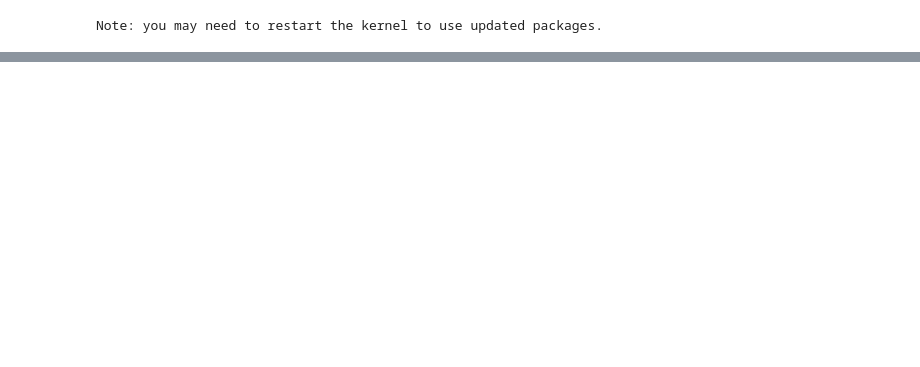
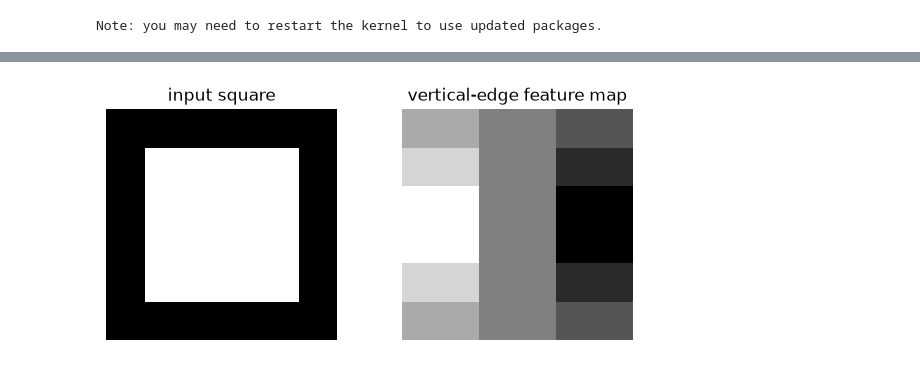
Before and after one commit to devomh/cdat4011-2026, a Jupyter notebook: u05_deep_learning/l18_lab_cnn.ipynb, the cells around one changed output, grey strips where cells are left out. Drawn from its saved outputs; the diff is of its cells as text; code cells hidden in the pictures; blank space fills up the shorter version.

```diff
--- a/u05_deep_learning/l18_lab_cnn.ipynb
+++ b/u05_deep_learning/l18_lab_cnn.ipynb
@@ -303,0 +312,9 @@ cell in isolation gives a slightly different number (the takeaway is the compari
+# %%
+square = torch.zeros(1, 1, 6, 6)
+square[0, 0, 1:5, 1:5] = 1.0           # a white square on black
+v_kernel = torch.tensor([[[[-1., 0, 1],
+                           [-1, 0, 1],
+                           [-1, 0, 1]]]])  # vertical-edge detector
+fmap = F.conv2d(square, v_kernel, padding=1)
+print("feature map shape:", tuple(fmap.shape))
+print("vertical-edge map:\n", fmap[0, 0].numpy())
@@ -303,0 +347,13 @@ cell in isolation gives a slightly different number (the takeaway is the compari
+# %%
+plt.figure(figsize=(7, 3))
+plt.subplot(1, 2, 1)
+plt.imshow(square[0, 0], cmap="gray")
+plt.title("input square")
+plt.axis("off")
+plt.subplot(1, 2, 2)
+plt.imshow(fmap[0, 0], cmap="gray")
+plt.title("vertical-edge feature map")
+plt.axis("off")
+plt.show()
+# %% [output]
+[figure, added]
```
Also changed, not shown: parts of 58 cells of this notebook, 3 other files.
